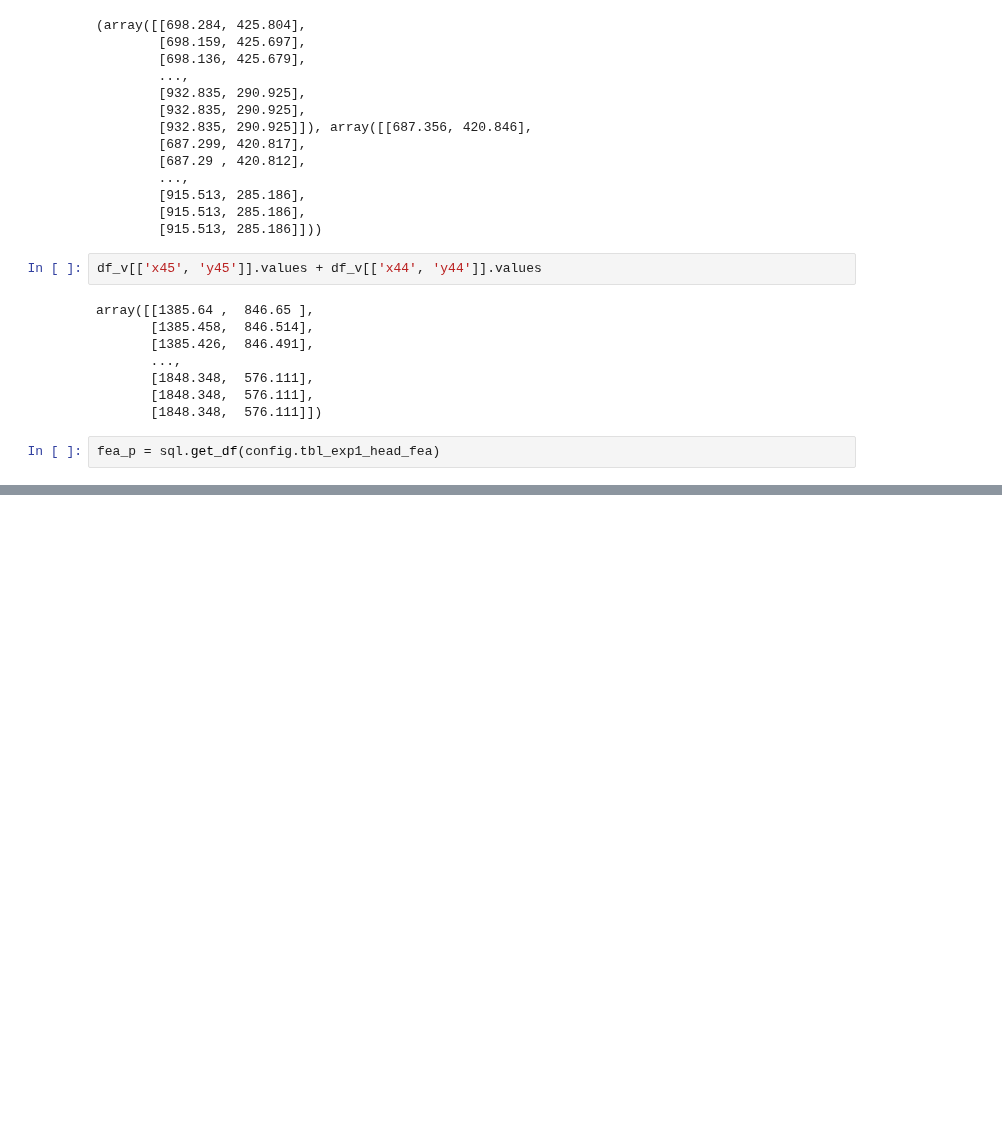
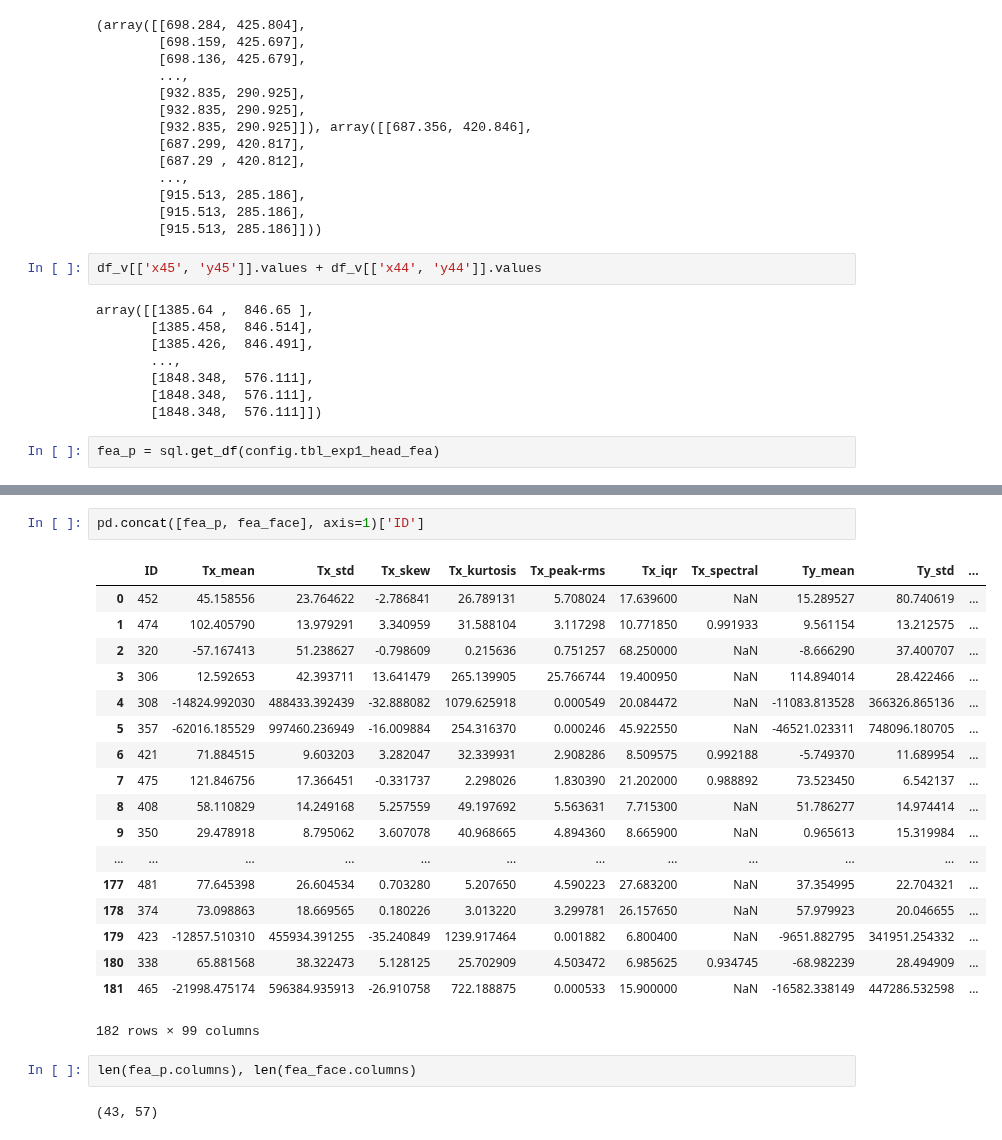
Before and after one commit to LouisYZK/dds-avec2019, a Jupyter notebook: explore.ipynb, the cells around one changed output, grey strips where cells are left out. Saved outputs shown, nothing was run; the diff lists cells and outputs as text; blank space fills up the shorter version.

```diff
--- a/explore.ipynb
+++ b/explore.ipynb
@@ -332,0 +293,25 @@ b
+# %%
+pd.concat([fea_p, fea_face], axis=1)['ID']
+# %% [output]
+|  | ID | Tx_mean | Tx_std | Tx_skew | Tx_kurtosis | Tx_peak-rms | Tx_iqr | Tx_spectral | Ty_mean | Ty_std | ... |
+| 0 | 452 | 45.158556 | 23.764622 | -2.786841 | 26.789131 | 5.708024 | 17.639600 | NaN | 15.289527 | 80.740619 | ... |
+| 1 | 474 | 102.405790 | 13.979291 | 3.340959 | 31.588104 | 3.117298 | 10.771850 | 0.991933 | 9.561154 | 13.212575 | ... |
+| 2 | 320 | -57.167413 | 51.238627 | -0.798609 | 0.215636 | 0.751257 | 68.250000 | NaN | -8.666290 | 37.400707 | ... |
+| 3 | 306 | 12.592653 | 42.393711 | 13.641479 | 265.139905 | 25.766744 | 19.400950 | NaN | 114.894014 | 28.422466 | ... |
+| 4 | 308 | -14824.992030 | 488433.392439 | -32.888082 | 1079.625918 | 0.000549 | 20.084472 | NaN | -11083.813528 | 366326.865136 | ... |
+| 5 | 357 | -62016.185529 | 997460.236949 | -16.009884 | 254.316370 | 0.000246 | 45.922550 | NaN | -46521.023311 | 748096.180705 | ... |
+| 6 | 421 | 71.884515 | 9.603203 | 3.282047 | 32.339931 | 2.908286 | 8.509575 | 0.992188 | -5.749370 | 11.689954 | ... |
+| 7 | 475 | 121.846756 | 17.366451 | -0.331737 | 2.298026 | 1.830390 | 21.202000 | 0.988892 | 73.523450 | 6.542137 | ... |
+| 8 | 408 | 58.110829 | 14.249168 | 5.257559 | 49.197692 | 5.563631 | 7.715300 | NaN | 51.786277 | 14.974414 | ... |
+| 9 | 350 | 29.478918 | 8.795062 | 3.607078 | 40.968665 | 4.894360 | 8.665900 | NaN | 0.965613 | 15.319984 | ... |
+| ... | ... | ... | ... | ... | ... | ... | ... | ... | ... | ... | ... |
+| 177 | 481 | 77.645398 | 26.604534 | 0.703280 | 5.207650 | 4.590223 | 27.683200 | NaN | 37.354995 | 22.704321 | ... |
+| 178 | 374 | 73.098863 | 18.669565 | 0.180226 | 3.013220 | 3.299781 | 26.157650 | NaN | 57.979923 | 20.046655 | ... |
+| 179 | 423 | -12857.510310 | 455934.391255 | -35.240849 | 1239.917464 | 0.001882 | 6.800400 | NaN | -9651.882795 | 341951.254332 | ... |
+| 180 | 338 | 65.881568 | 38.322473 | 5.128125 | 25.702909 | 4.503472 | 6.985625 | 0.934745 | -68.982239 | 28.494909 | ... |
+| 181 | 465 | -21998.475174 | 596384.935913 | -26.910758 | 722.188875 | 0.000533 | 15.900000 | NaN | -16582.338149 | 447286.532598 | ... |
+182 rows × 99 columns
+# %%
+len(fea_p.columns), len(fea_face.columns)
+# %% [output]
+(43, 57)
```
Also changed, not shown: parts of 9 cells of this notebook, 3 other files.
